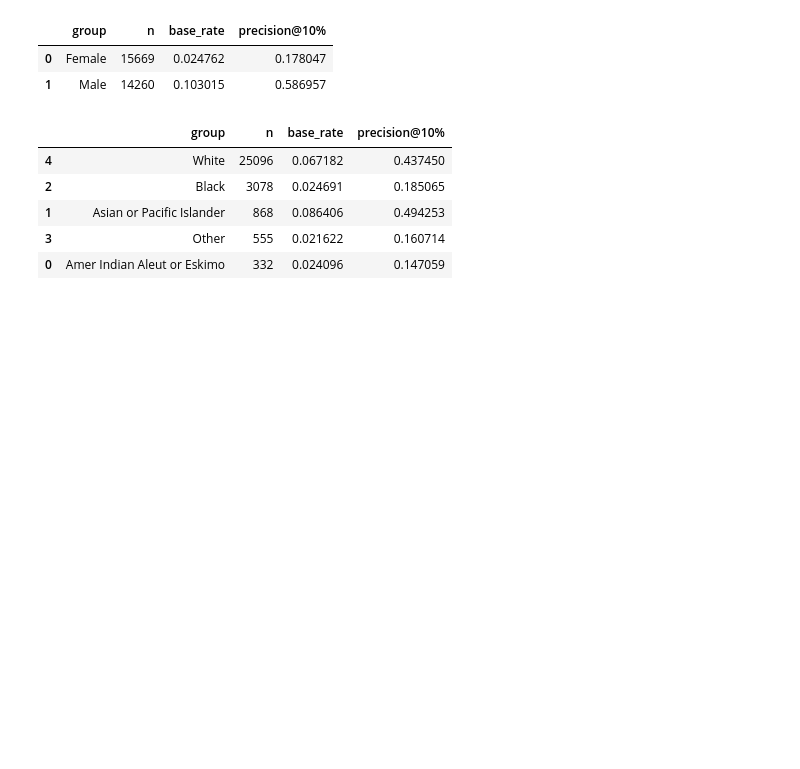
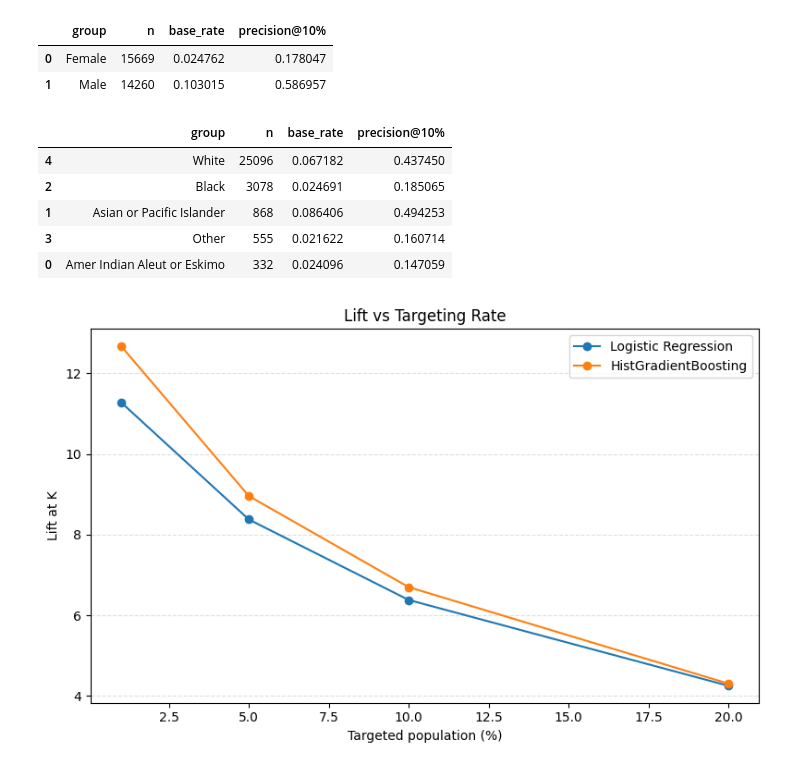
Before and after one commit to runxuanli/takehome_project, a Jupyter notebook: EDA_classification.ipynb, the cells around one changed output. Cells and saved outputs as stored; diff of their text form; code cells hidden in the pictures; blank space fills up the shorter version.

```diff
--- a/EDA_classification.ipynb
+++ b/EDA_classification.ipynb
@@ -1515,3 +1550,37 @@ Audit model: HGB
 | 1 | Asian or Pacific Islander | 868 | 0.086406 | 0.494253 |
 | 3 | Other | 555 | 0.021622 | 0.160714 |
 | 0 | Amer Indian Aleut or Eskimo | 332 | 0.024096 | 0.147059 |
+# %%
+def plot_lift_vs_k(lr_k_table, hgb_k_table):
+    x_lr = lr_k_table["K_pct"].astype(float)
+    x_hg = hgb_k_table["K_pct"].astype(float)
+
+    plt.figure(figsize=(8,5))
+    plt.plot(x_lr, lr_k_table["lift@K"], marker="o", label="Logistic Regression")
+    plt.plot(x_hg, hgb_k_table["lift@K"], marker="o", label="HistGradientBoosting")
+
+    plt.xlabel("Targeted population (%)")
+    plt.ylabel("Lift at K")
+    plt.title("Lift vs Targeting Rate")
+    plt.grid(axis="y", linestyle="--", alpha=0.4)
+    plt.legend()
+    plt.tight_layout()
+    plt.show()
+
+lr_k_table = pd.DataFrame({
+    "K_pct":[1,5,10,20],
+    "lift@K":[11.281799, 8.376028, 6.381047, 4.254031],
+    "precision@K":[0.700000, 0.519706, 0.395924, 0.263949],
+    "n_targeted":[300, 1497, 2993, 5986]
+})
+
+hgb_k_table = pd.DataFrame({
+    "K_pct":[1,5,10,20],
+    "lift@K":[12.678593, 8.957397, 6.698753, 4.307880],
+    "precision@K":[0.786667, 0.555778, 0.415636, 0.267290],
+    "n_targeted":[300, 1497, 2993, 5986]
+})
+
+plot_lift_vs_k(lr_k_table, hgb_k_table)
+# %% [output]
+[figure, added]
```
Also changed, not shown: parts of 7 cells of this notebook, 6 other files.
